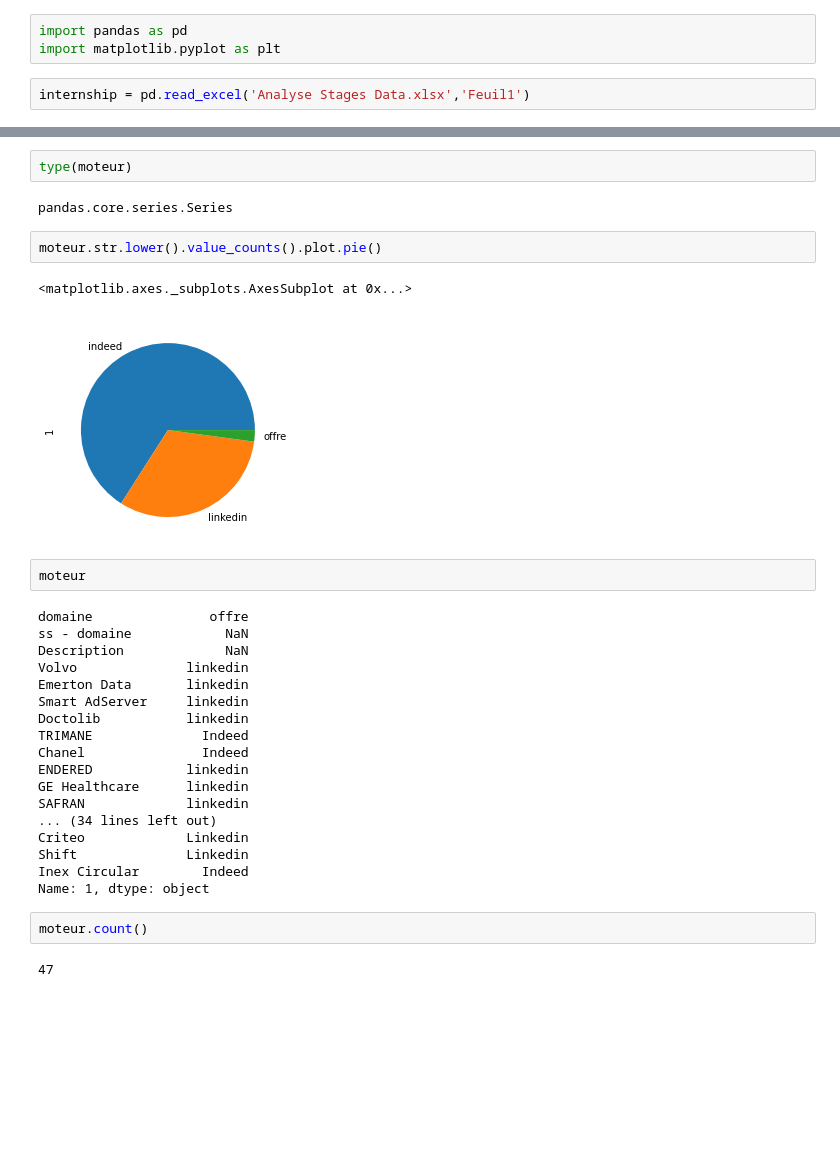
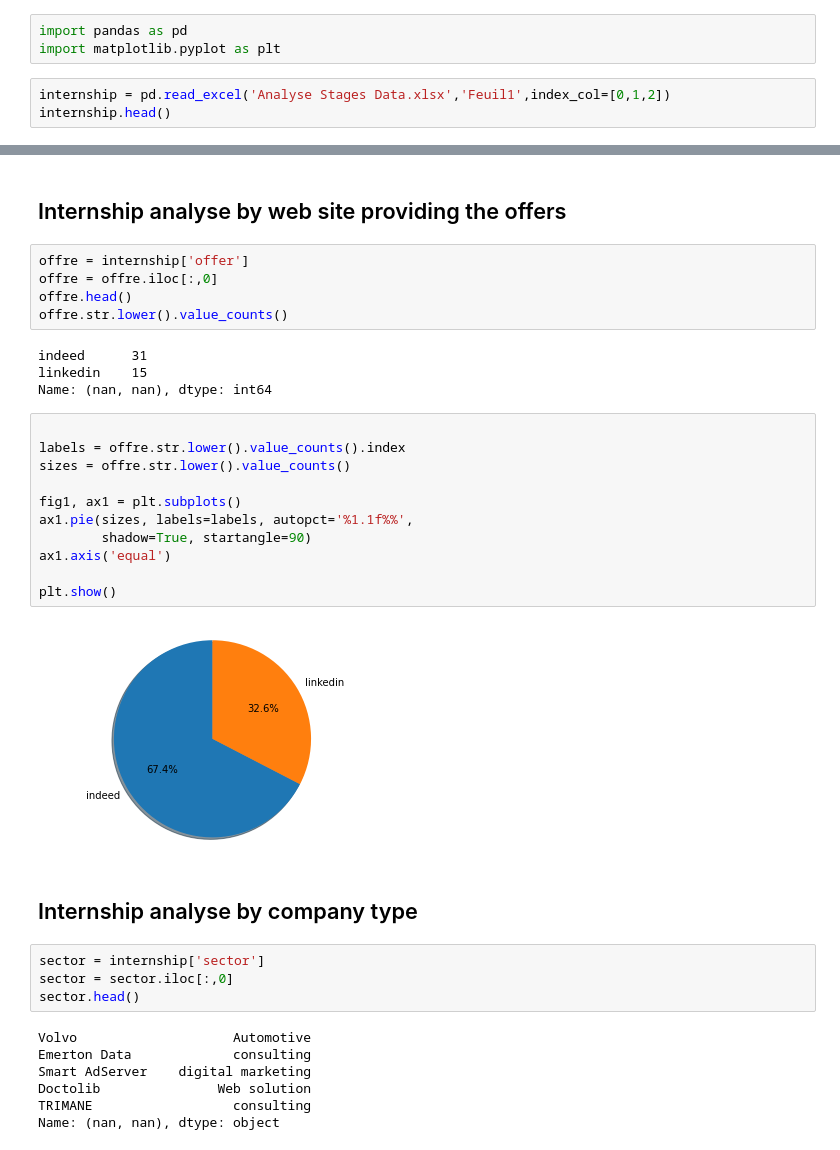
Before and after one commit to EricKiennemann/InternshipAnalyse, a Jupyter notebook: internship.ipynb, the cells around one changed output, grey strips where cells are left out. Drawn from its saved outputs; the diff is of its cells as text; blank space fills up the shorter version.

```diff
--- a/internship.ipynb
+++ b/internship.ipynb
@@ -2,4 +2,5 @@
 import pandas as pd
 import matplotlib.pyplot as plt
 # %%
-internship = pd.read_excel('Analyse Stages Data.xlsx','Feuil1')
+internship = pd.read_excel('Analyse Stages Data.xlsx','Feuil1',index_col=[0,1,2])
+internship.head()
@@ -23,33 +51,37 @@ pd.DataFrame(internship, index=['domaine','ss-domaine'])
-# %%
-type(moteur)
-# %% [output]
-pandas.core.series.Series
-# %%
-moteur.str.lower().value_counts().plot.pie()
-# %% [output]
-<matplotlib.axes._subplots.AxesSubplot at 0x...>
-[figure, removed]
-# %%
-moteur
-# %% [output]
-domaine               offre
-ss - domaine            NaN
-Description             NaN
-Volvo              linkedin
-Emerton Data       linkedin
-Smart AdServer     linkedin
-Doctolib           linkedin
-TRIMANE              Indeed
-Chanel               Indeed
-ENDERED            linkedin
-GE Healthcare      linkedin
-SAFRAN             linkedin
-... (34 lines left out)
-Criteo             Linkedin
-Shift              Linkedin
-Inex Circular        Indeed
-Name: 1, dtype: object
-# %%
-moteur.count()
-# %% [output]
-47
+# %% [markdown]
+## Internship analyse by web site providing the offers
+# %%
+offre = internship['offer']
+offre = offre.iloc[:,0]
+offre.head()
+offre.str.lower().value_counts()
+# %% [output]
+indeed      31
+linkedin    15
+Name: (nan, nan), dtype: int64
+# %%
+
+labels = offre.str.lower().value_counts().index
+sizes = offre.str.lower().value_counts()
+
+fig1, ax1 = plt.subplots()
+ax1.pie(sizes, labels=labels, autopct='%1.1f%%',
+        shadow=True, startangle=90)
+ax1.axis('equal')
+
+plt.show()
+# %% [output]
+[figure, added]
+# %% [markdown]
+## Internship analyse by company type
+# %%
+sector = internship['sector']
+sector = sector.iloc[:,0]
+sector.head()
+# %% [output]
+Volvo                    Automotive
+Emerton Data             consulting
+Smart AdServer    digital marketing
+Doctolib               Web solution
+TRIMANE                  consulting
+Name: (nan, nan), dtype: object
```
Also changed, not shown: parts of 13 cells of this notebook.
